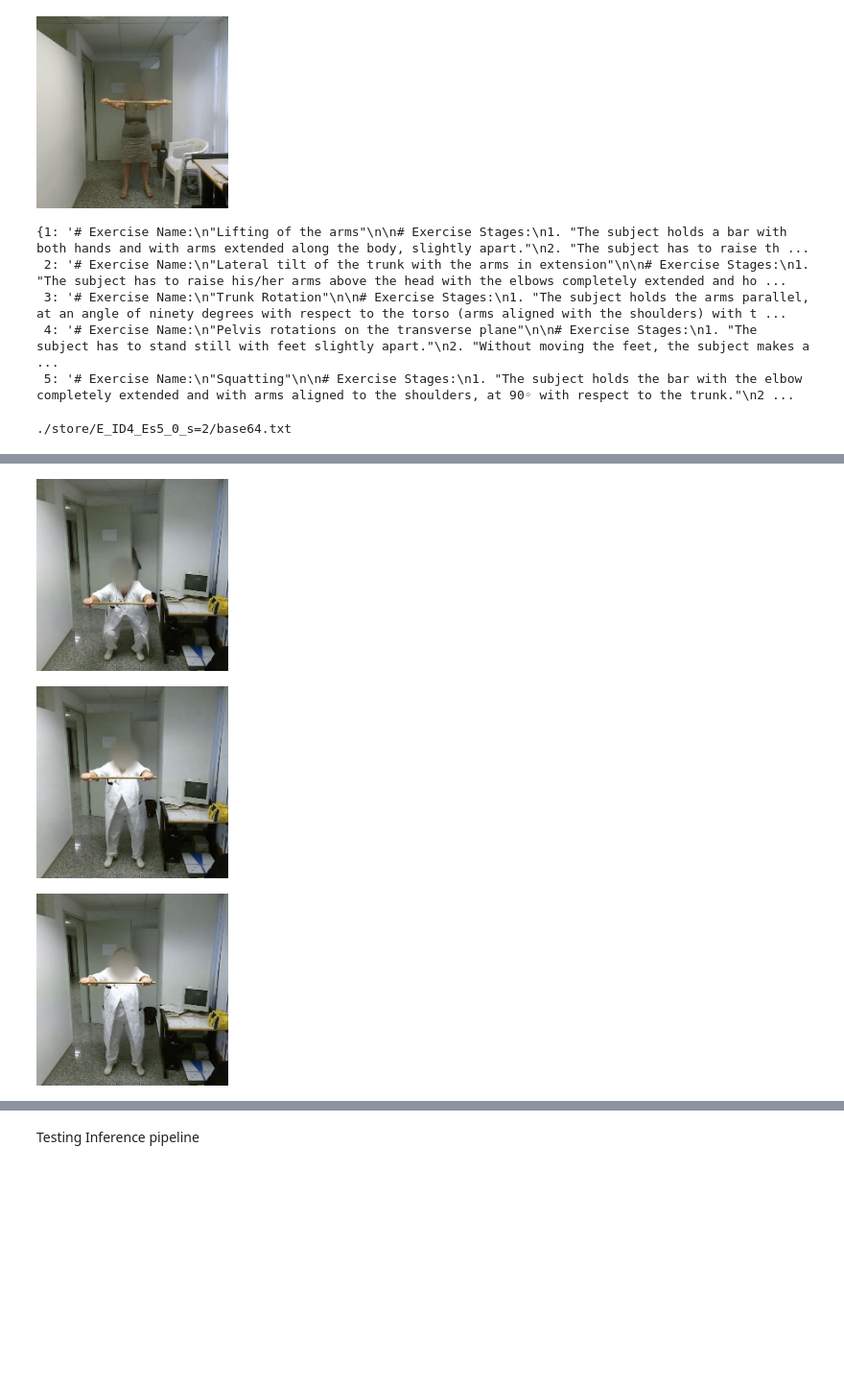
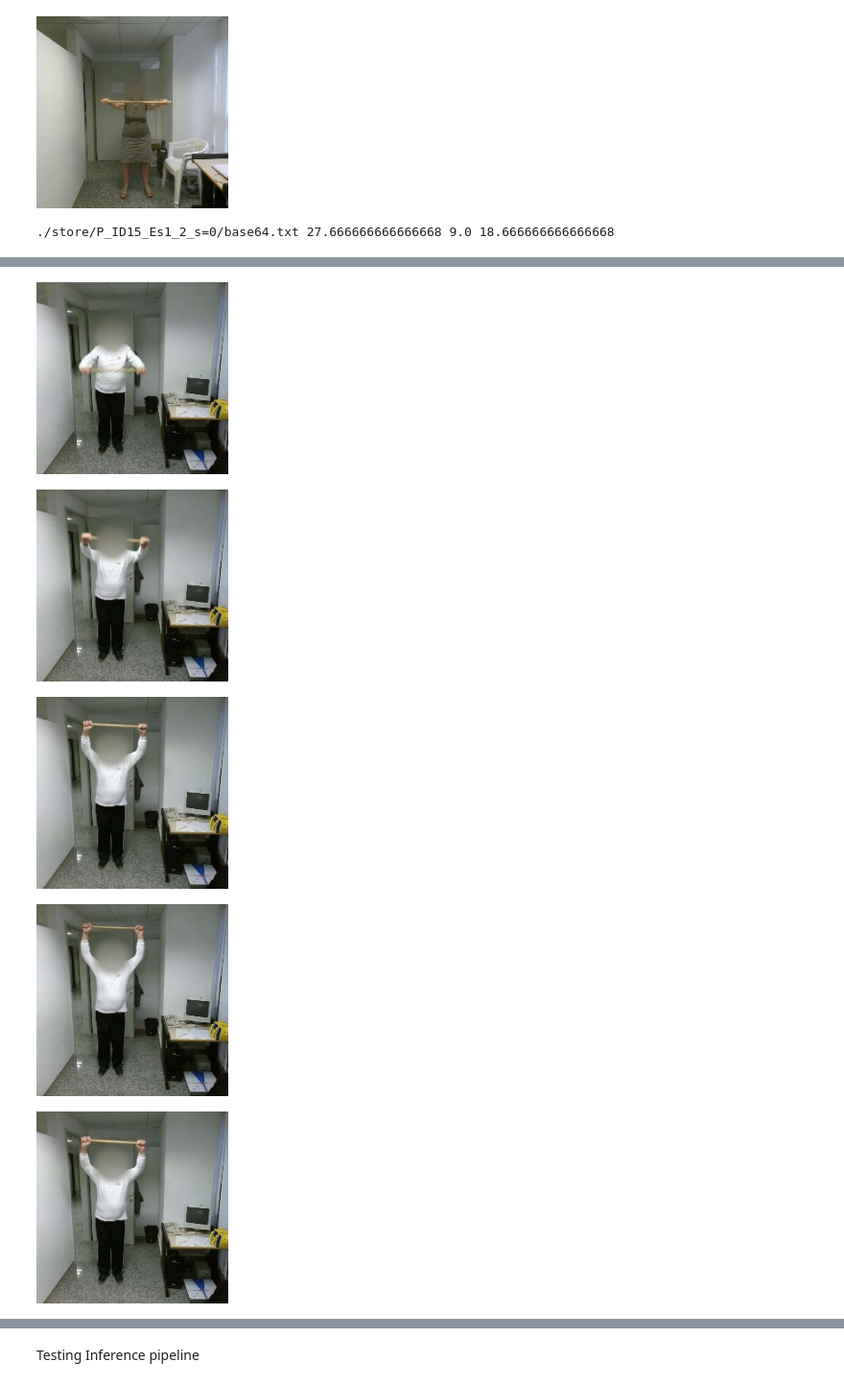
Before and after one commit to deanziyangyu/TRViT, a Jupyter notebook: src/nb/data/skeleton/prompt_lab.ipynb, the cells around one changed output, grey strips where cells are left out. Shown: that part at 96% size. Saved outputs shown, nothing was run; the diff lists cells and outputs as text; code cells hidden in the pictures; blank space fills up the shorter version.

```diff
--- a/src/nb/data/skeleton/prompt_lab.ipynb
+++ b/src/nb/data/skeleton/prompt_lab.ipynb
@@ -336,6 +322,16 @@ with open("./struc_data/task_descs/rep_eval.md") as f:
 	rep_eval = f.read()
 with open("./struc_data/ans_format/ans_format.json") as f:
 	ans_format = json.dumps(json.load(f))
+
+rep_eval_10q, assess_q, ans_format_0s = None, None, None
+with open("./struc_data/background_desc/backgrounds_10q_0s.md") as f:
+	background_10q_0s = f.read()
+with open("./struc_data/task_descs/rep_eval_10q.md") as f:
+	rep_eval_10q = f.read()
+with open("./struc_data/que_format/assess_q.json") as f:
+	assess_q = json.dumps(json.load(f))
+with open("./struc_data/ans_format/ans_format_0s.json") as f:
+	ans_format_0s = json.dumps(json.load(f))
 # %%
 def get_gt_b64_from_exe_n_dict(exe_n_labels_gt, detail="low"):
     """wrap Ground truth in base64"""
@@ -515,6 +549,9 @@ for exe_num in exercise_num:
         df_row = all_reps_df[(all_reps_df['score'] == sc_num) & (all_reps_df['exe_num'] == exe_num)]
         df_row.rename(columns={'score': 'score_gt'}, inplace=True)
         reps_df_100 = pd.concat([reps_df_100, df_row.iloc[::df_row.shape[0]//5][:5]], ignore_index=True)
+# %%
+# reps_df_100.to_csv('./reps_df_100.csv', index=False)
+reps_df_100 = pd.read_csv('./reps_df_100.csv')
 # %%
 reps_df_100
 # %% [output]
@@ -556,13 +593,13 @@ dir_labels_gt
   3: './store/NE_ID15_Es5_1_s=3'}}
 # %%
 # print(dir_labels_gt[1][2])
-def visualize_b64_from_dir(dir_path):
+def visualize_b64_from_dir(dir_path, num_frames=5):
     with open(dir_path) as f:
         base64_frames = f.readlines()
         if len(base64_frames) == 0:
             return -1
         # eval_label = base64_frames[::len(base64_frames)//4]
-        img_indices = np.linspace(2, len(base64_frames)-2, 5, dtype=int).tolist()
+        img_indices = np.linspace(2, len(base64_frames)-2, num_frames, dtype=int).tolist()
         eval_label = [base64_frames[idx] for idx in img_indices]
 
     for img in eval_label:
@@ -576,17 +613,9 @@ visualize_b64_from_dir(dir_labels_gt[3][1] + "/base64.txt")
 [figure]
 [figure]
 [figure]
-# %%
-struc_desc_by_exe
-# %% [output]
-{1: '# Exercise Name:\n"Lifting of the arms"\n\n# Exercise Stages:\n1. "The subject holds a bar with both hands and with arms extended along the body, slightly apart."\n2. "The subject has to raise th ...
- 2: '# Exercise Name:\n"Lateral tilt of the trunk with the arms in extension"\n\n# Exercise Stages:\n1. "The subject has to raise his/her arms above the head with the elbows completely extended and ho ...
- 3: '# Exercise Name:\n"Trunk Rotation"\n\n# Exercise Stages:\n1. "The subject holds the arms parallel, at an angle of ninety degrees with respect to the torso (arms aligned with the shoulders) with t ...
- 4: '# Exercise Name:\n"Pelvis rotations on the transverse plane"\n\n# Exercise Stages:\n1. "The subject has to stand still with feet slightly apart."\n2. "Without moving the feet, the subject makes a ...
- 5: '# Exercise Name:\n"Squatting"\n\n# Exercise Stages:\n1. "The subject holds the bar with the elbow completely extended and with arms aligned to the shoulders, at 90◦ with respect to the trunk."\n2 ...
 # %%
-row = reps_df_100[(reps_df_100['score_gt'] == 3) & (reps_df_100['exe_num'] == 5)].iloc[1]
-print(row['dir'])
-visualize_b64_from_dir(row['dir'])
+row = reps_df_100[(reps_df_100['score_gt'] == 0) & (reps_df_100['exe_num'] == 1)].iloc[2]
+print(row['dir'], row['score_q_total'], row['score_q_po'], row['score_q_cf'])
+visualize_b64_from_dir(row['dir'], num_frames=10)
 # %% [output]
-./store/E_ID4_Es5_0_s=2/base64.txt
+./store/P_ID15_Es1_2_s=0/base64.txt 27.666666666666668 9.0 18.666666666666668
@@ -595,3 +624,5 @@ visualize_b64_from_dir(row['dir'])
-[figure, old version]
+[figure, new version]
-[figure, old version]
+[figure, new version]
-[figure, old version]
+[figure, new version]
+[figure, added]
+[figure, added]
```
Also changed, not shown: parts of 14 cells of this notebook, 5 other files.
